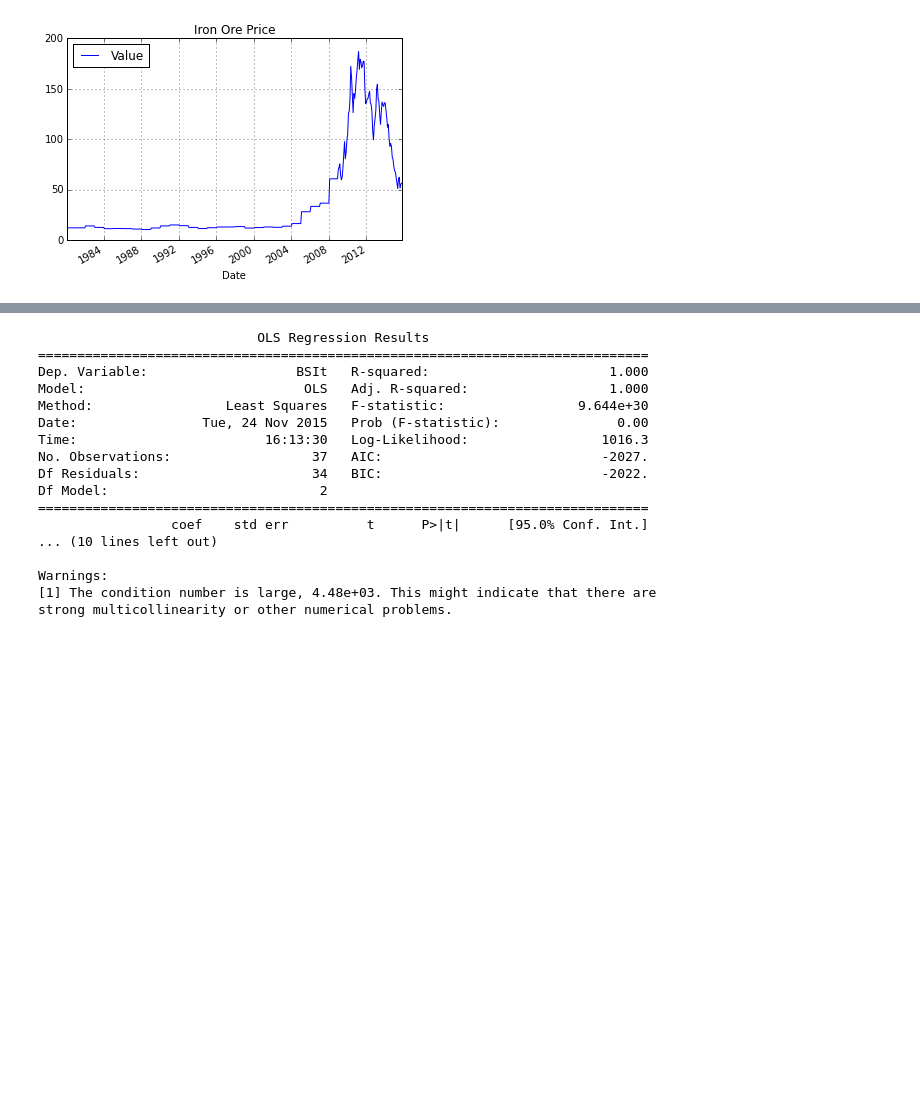
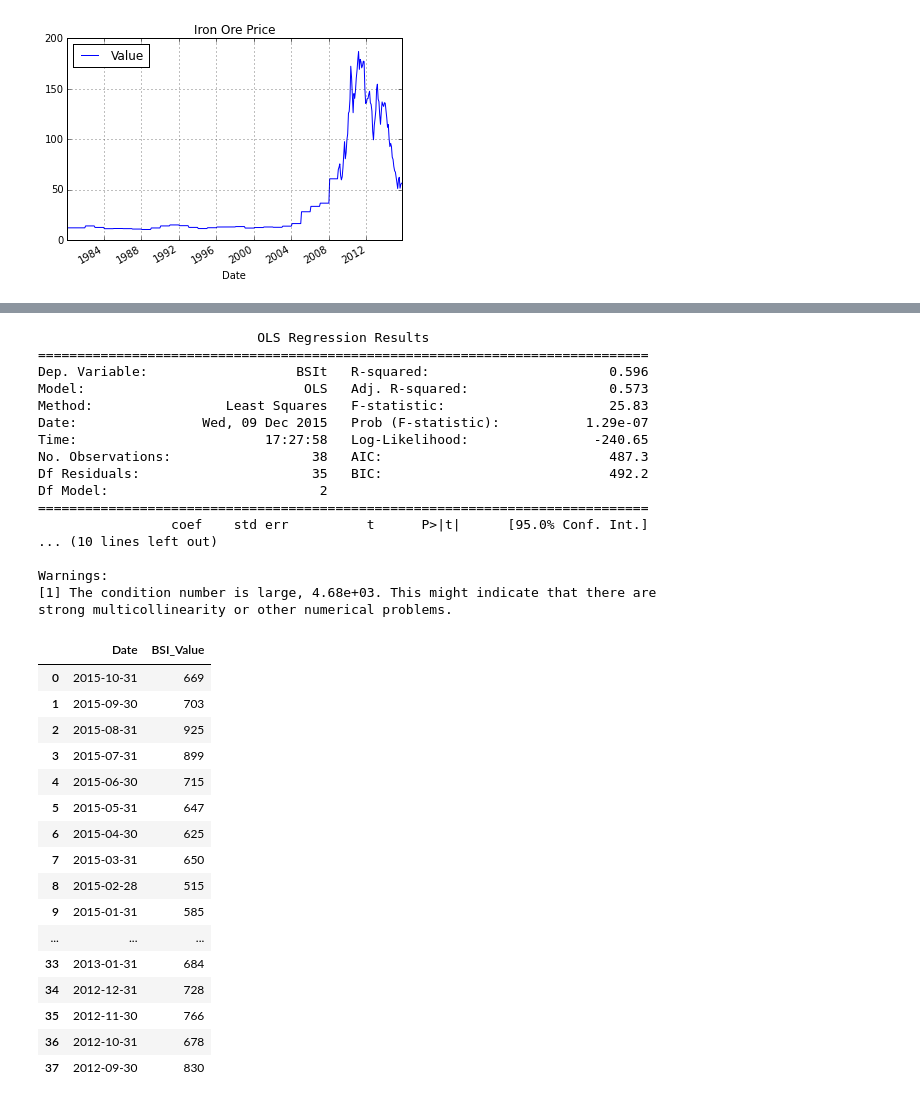
Before and after one commit to kulpa/Portfolio, a Jupyter notebook: code/data_analysis/Var.ipynb, the cells around one changed output, grey strips where cells are left out. Cells and saved outputs as stored; diff of their text form; code cells hidden in the pictures; blank space fills up the shorter version.

```diff
--- a/code/data_analysis/Var.ipynb
+++ b/code/data_analysis/Var.ipynb
@@ -238,24 +248,44 @@ strong multicollinearity or other numerical problems.
 # %%
 # multiregression of BPI
 import statsmodels.formula.api as sm
-df = pd.DataFrame({"BSIt": DF_BSI[:-1]["BSI_Value"], "BSIt1": DF_BSI[1:]["BSI_Value"], "Oil": DF_OIL_S["VALUE"]})
+df = pd.DataFrame({"BSIt": DF_BSI_L["BSI_Value"], "BSIt1": DF_BSI_E["BSI_Value"], "Oil": DF_OIL_S["VALUE"]})
 result = sm.ols(formula="BSIt ~ BSIt1 + Oil", data=df).fit()
 print result.summary()
 # %% [output]
                             OLS Regression Results
 ==============================================================================
-Dep. Variable:                   BSIt   R-squared:                       1.000
-Model:                            OLS   Adj. R-squared:                  1.000
-Method:                 Least Squares   F-statistic:                 9.644e+30
-Date:                Tue, 24 Nov 2015   Prob (F-statistic):               0.00
-Time:                        16:13:30   Log-Likelihood:                 1016.3
-No. Observations:                  37   AIC:                            -2027.
-Df Residuals:                      34   BIC:                            -2022.
+Dep. Variable:                   BSIt   R-squared:                       0.596
+Model:                            OLS   Adj. R-squared:                  0.573
+Method:                 Least Squares   F-statistic:                     25.83
+Date:                Wed, 09 Dec 2015   Prob (F-statistic):           1.29e-07
+Time:                        17:27:58   Log-Likelihood:                -240.65
+No. Observations:                  38   AIC:                             487.3
+Df Residuals:                      35   BIC:                             492.2
 Df Model:                           2
 ==============================================================================
                  coef    std err          t      P>|t|      [95.0% Conf. Int.]
 ... (10 lines left out)
 
 Warnings:
-[1] The condition number is large, 4.48e+03. This might indicate that there are
+[1] The condition number is large, 4.68e+03. This might indicate that there are
 strong multicollinearity or other numerical problems.
+# %%
+DF_BSI[:-1]
+# %% [output]
+|  | Date | BSI_Value |
+| 0 | 2015-10-31 | 669 |
+| 1 | 2015-09-30 | 703 |
+| 2 | 2015-08-31 | 925 |
+| 3 | 2015-07-31 | 899 |
+| 4 | 2015-06-30 | 715 |
+| 5 | 2015-05-31 | 647 |
+| 6 | 2015-04-30 | 625 |
+| 7 | 2015-03-31 | 650 |
+| 8 | 2015-02-28 | 515 |
+| 9 | 2015-01-31 | 585 |
+| ... | ... | ... |
+| 33 | 2013-01-31 | 684 |
+| 34 | 2012-12-31 | 728 |
+| 35 | 2012-11-30 | 766 |
+| 36 | 2012-10-31 | 678 |
+| 37 | 2012-09-30 | 830 |
```
Also changed, not shown: parts of 4 cells of this notebook, 13 other files.
